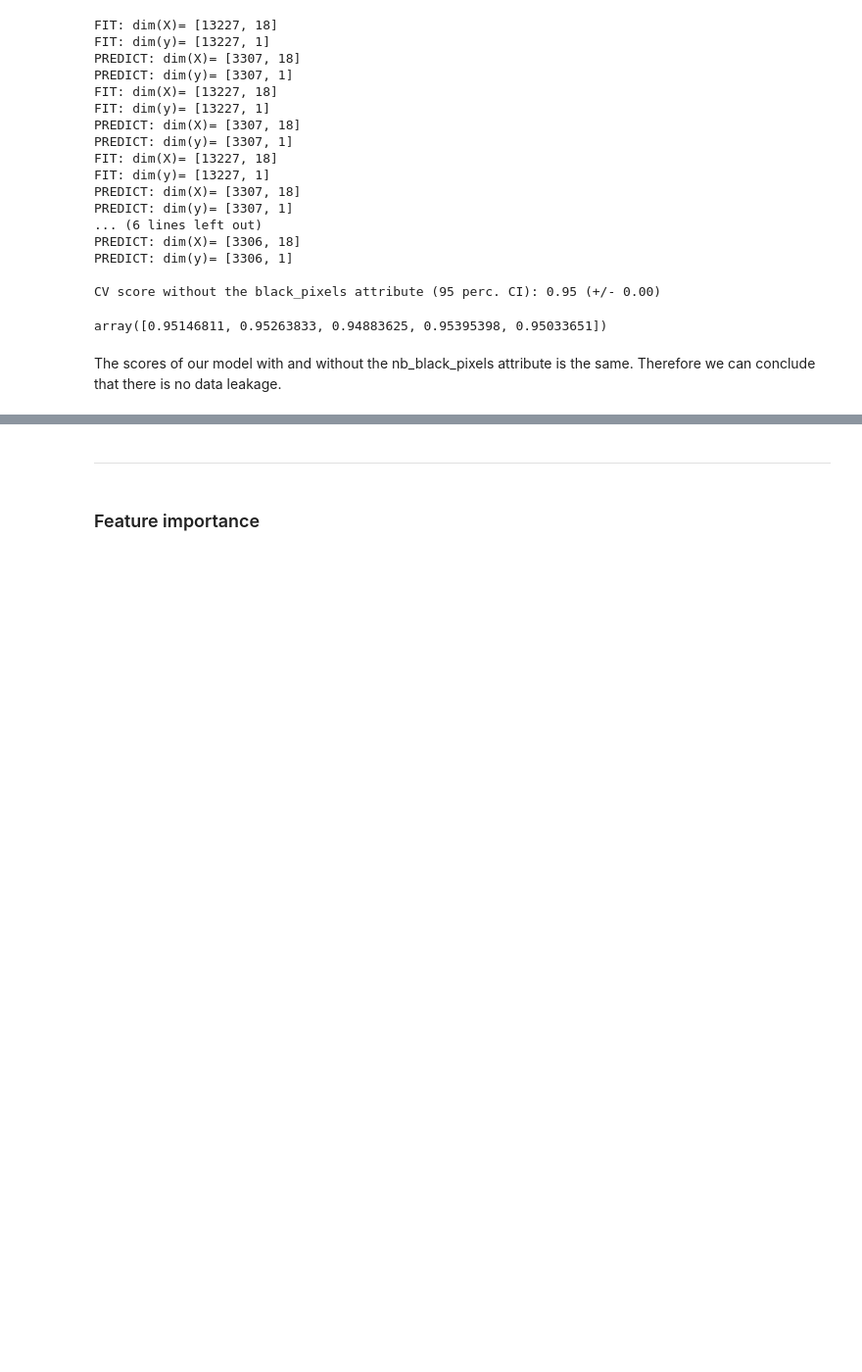
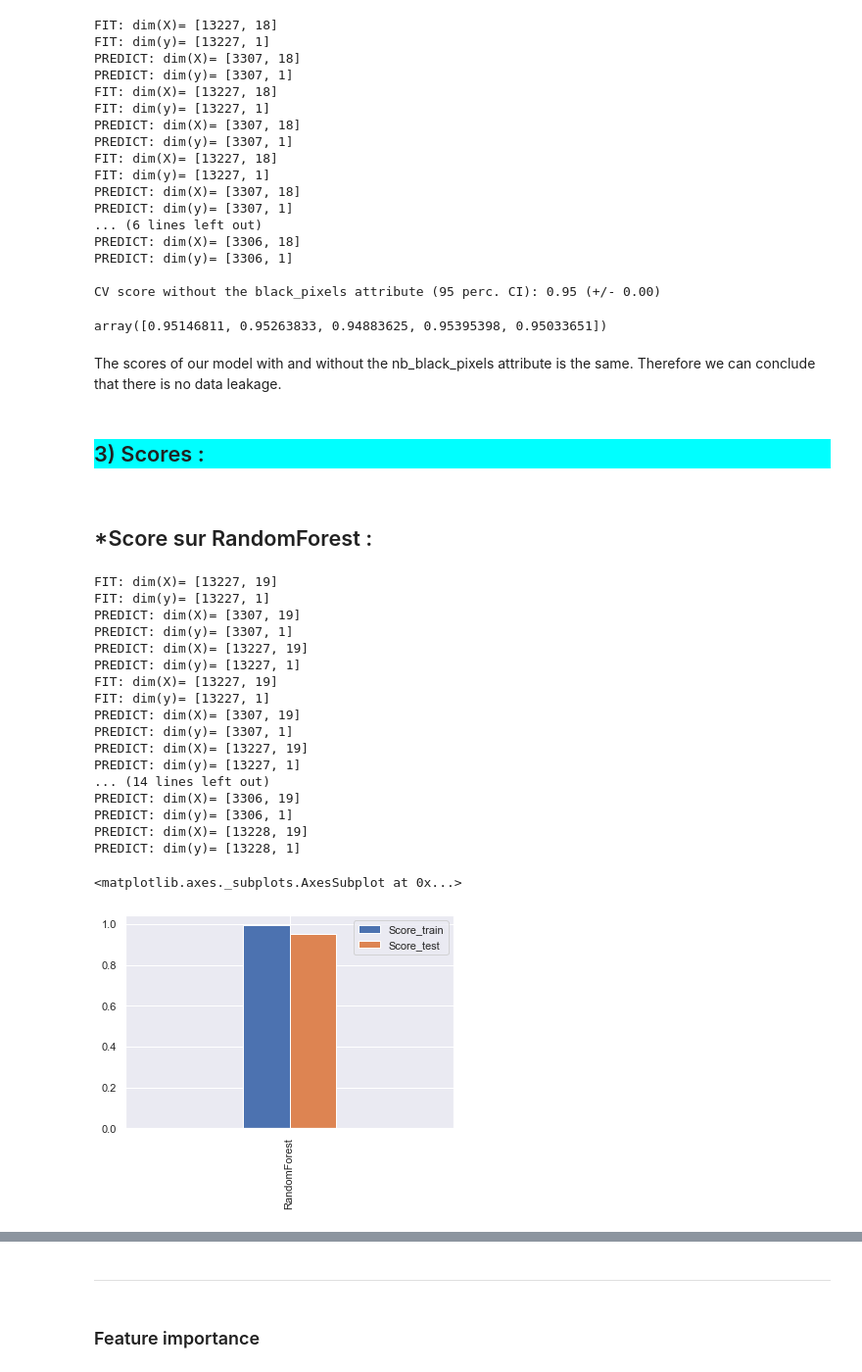
Before and after one commit to PhamAlexT/MOSQUITO, a Jupyter notebook: starting_kit/README_visualization.ipynb, the cells around one changed output, grey strips where cells are left out. Shown at 98% size. Drawn from its saved outputs; the diff is of its cells as text; code cells hidden in the pictures; blank space fills up the shorter version.

```diff
--- a/starting_kit/README_visualization.ipynb
+++ b/starting_kit/README_visualization.ipynb
@@ -538,3 +564,45 @@ CV score without the black_pixels attribute (95 perc. CI): 0.95 (+/- 0.00)
 array([0.95146811, 0.95263833, 0.94883625, 0.95395398, 0.95033651])
 # %% [markdown]
 The scores of our model with and without the nb_black_pixels attribute is the same. Therefore we can conclude that there is no data leakage.
+# %% [markdown]
+<div style="background:#00FFFF">
+    <h2>3) Scores : </h2>
+</div>
+# %% [markdown]
+<h2> *Score sur RandomForest : </h2>
+# %%
+from sklearn.model_selection import cross_validate
+s_RandomForest_train = []
+s_RandomForest_test = []
+s_name = ["RandomForest"]
+
+s_RandomForest = cross_validate(M, X_train, Y_train,cv=5, scoring=make_scorer(scoring_function), return_train_score=True)
+s_RandomForest_train.append(s_RandomForest ['train_score'].mean())
+s_RandomForest_test.append(s_RandomForest ['test_score'].mean())
+d_RandomForest = {'Score_train': s_RandomForest_train,
+        'Score_test': s_RandomForest_test}
+
+
+sd_R = pd.DataFrame(d_RandomForest, index=[s_name[i] for i in range(len(s_name))])
+
+sd_R.plot.bar(width=0.2)
+# %% [output]
+FIT: dim(X)= [13227, 19]
+FIT: dim(y)= [13227, 1]
+PREDICT: dim(X)= [3307, 19]
+PREDICT: dim(y)= [3307, 1]
+PREDICT: dim(X)= [13227, 19]
+PREDICT: dim(y)= [13227, 1]
+FIT: dim(X)= [13227, 19]
+FIT: dim(y)= [13227, 1]
+PREDICT: dim(X)= [3307, 19]
+PREDICT: dim(y)= [3307, 1]
+PREDICT: dim(X)= [13227, 19]
+PREDICT: dim(y)= [13227, 1]
+... (14 lines left out)
+PREDICT: dim(X)= [3306, 19]
+PREDICT: dim(y)= [3306, 1]
+PREDICT: dim(X)= [13228, 19]
+PREDICT: dim(y)= [13228, 1]
+<matplotlib.axes._subplots.AxesSubplot at 0x...>
+[figure, added]
```
Also changed, not shown: parts of 43 cells of this notebook.
